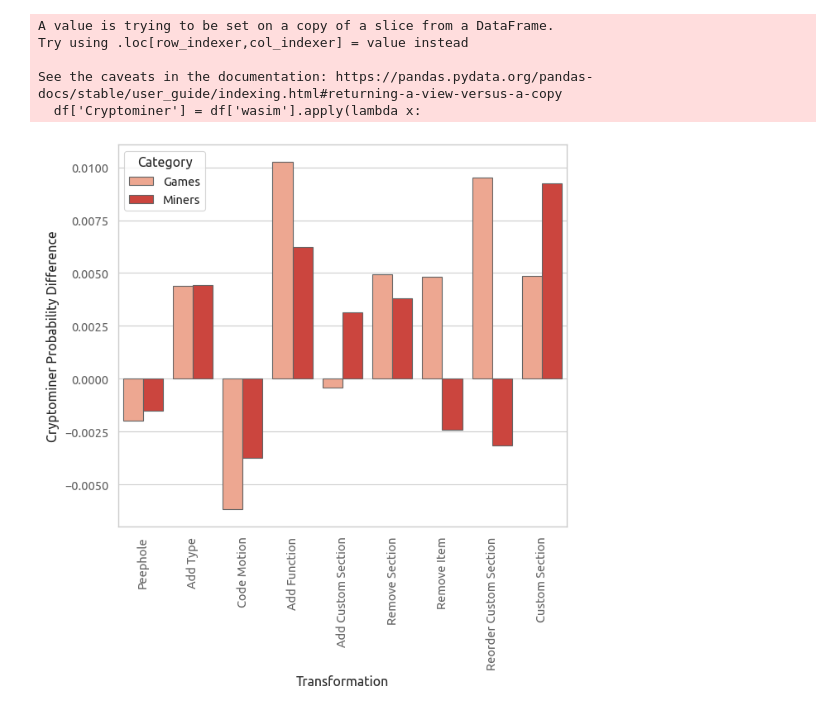
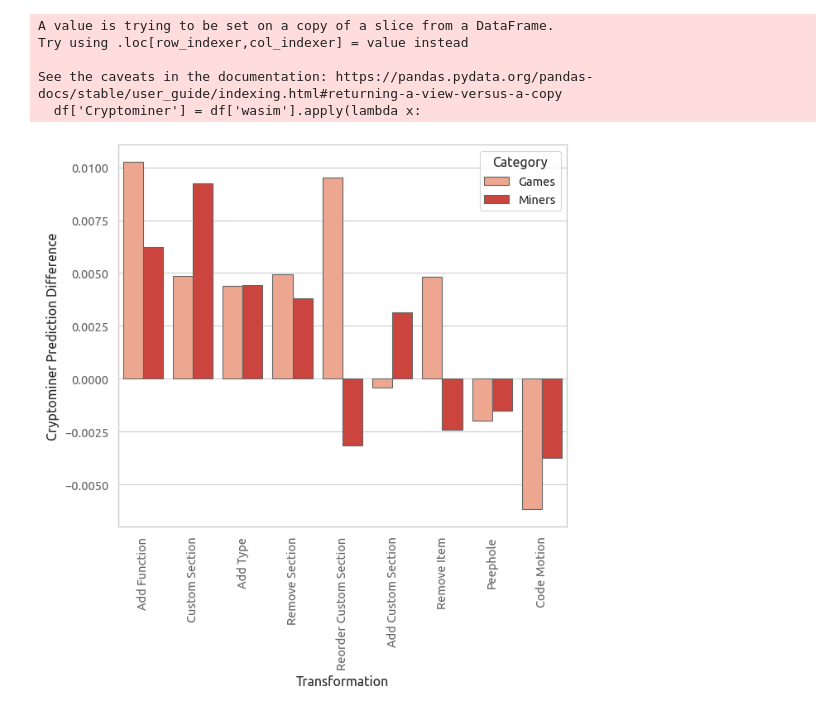
Before and after one commit to HakonHarnes/wasm-obf, a Jupyter notebook: analysis/detectability.ipynb, the cells around one changed output. Cells and saved outputs as stored; diff of their text form; code cells hidden in the pictures.

Commit message:
feat(analysis): upload latest plots

```diff
--- a/analysis/detectability.ipynb
+++ b/analysis/detectability.ipynb
@@ -849,6 +858,10 @@ See the caveats in the documentation: https://pandas.pydata.org/pandas-docs/stab
   df['Cryptominer'] = df['wasim'].apply(lambda x:
 # %%
 def plot_mutation_diff(df, palette=palette, path=None):
+    df_sorted = df.groupby('transformation')['cryptominer_diff'].mean().sort_values(ascending=False)
+    order = df_sorted.index
+
+
     plt.figure(figsize=(7,6))
     sns.barplot(data=df,
                 x='transformation',
@@ -857,32 +870,33 @@ def plot_mutation_diff(df, palette=palette, path=None):
                 edgecolor=edgecolor,
                 errorbar=None,
                 palette=palette,
+                order=order,
                 )
 
     # Axis labels
-    plt.ylabel('Cryptominer Probability Difference')
+    plt.ylabel('Cryptominer Prediction Difference')
     plt.xlabel('Transformation')
 
     # Capitalize the first letter of the entries in the legend
     plt.legend(title='Category', loc='best')
 
     plt.xticks(rotation=90)
 
     for text in plt.gca().get_legend().get_texts():
       text.set_text(text.get_text().capitalize())
 
     # Save plot
     if path is not None:
         plt.savefig(path, dpi=300, bbox_inches="tight")
 
     # Show the plot
     plt.show()
 
 miners_only = df[df['category'] == 'miners']
 games_only = df[df['category'] == 'games']
 
 miners_and_games_only = df[df['category'] != 'utilities']
 
 plot_mutation_diff(miners_and_games_only, palette="Reds", path='./plots/detectability/mutation-effectiveness.pdf')
 # %% [output]
-[figure, old version]
+[figure, new version]
```
Also changed, not shown: parts of 4 cells of this notebook, 6 other files.
